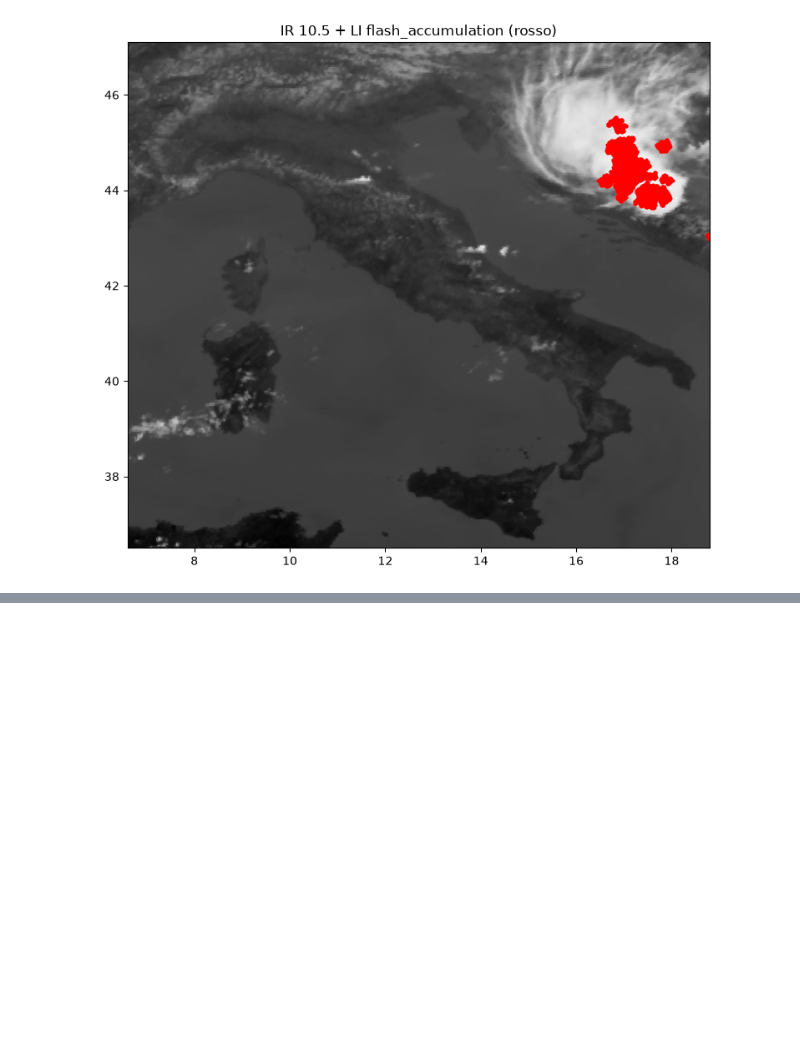
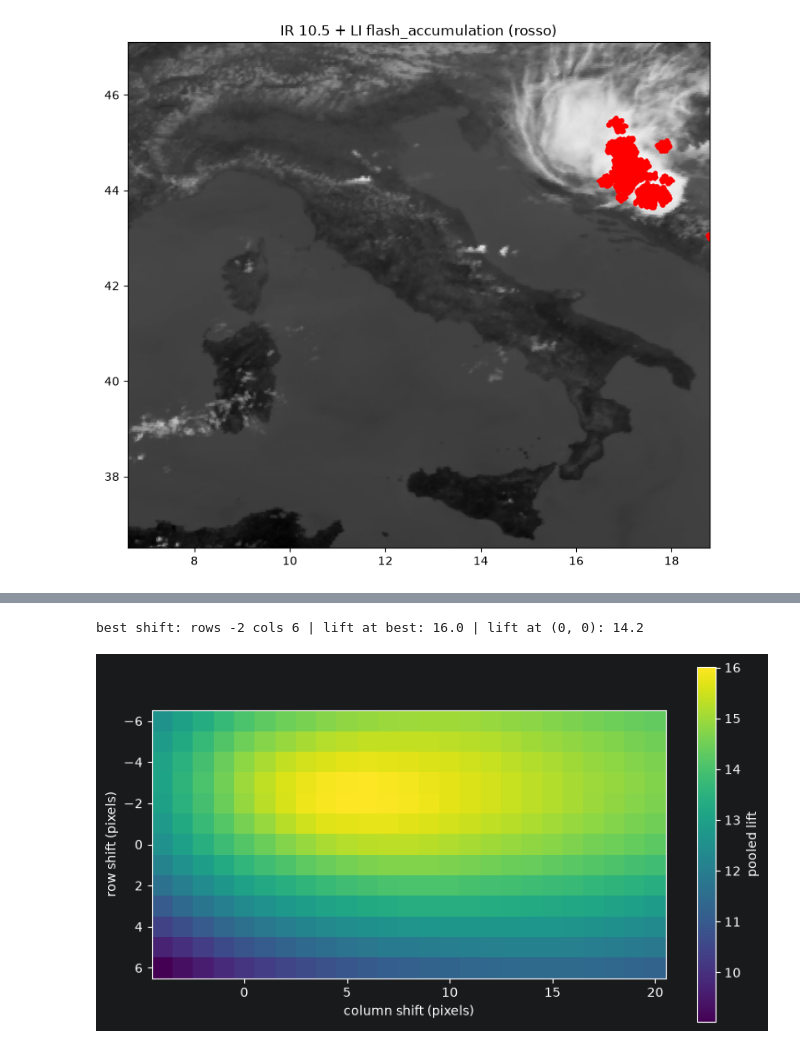
Before and after one commit to giuliabernardi1/mtg-convection-ml, a Jupyter notebook: notebooks/FCI_LI_superimposition.ipynb, the cells around one changed output, grey strips where cells are left out. Cells and saved outputs as stored; diff of their text form; code cells hidden in the pictures; blank space fills up the shorter version.

```diff
--- a/notebooks/FCI_LI_superimposition.ipynb
+++ b/notebooks/FCI_LI_superimposition.ipynb
@@ -118,0 +225,43 @@ Text(0.5, 1.0, 'IR 10.5 + LI flash_accumulation (rosso)')
+# %%
+import matplotlib.pyplot as plt
+import numpy as np
+
+MOST_ACTIVE_CYCLE_COUNT = 30
+ROW_SHIFTS = list(range(-6, 7))
+COL_SHIFTS = list(range(-4, 21))
+
+most_active_cycles = sorted(
+    active_cycles.items(), key=lambda item: item[1][1].sum(), reverse=True
+)[:MOST_ACTIVE_CYCLE_COUNT]
+
+
+def pooled_cold_cloud_lift(row_shift: int, col_shift: int) -> float:
+    """Lift computed on all selected cycles together, so quiet cycles cannot add noise."""
+    flash_on_cold = total_flash = cold_pixel_count = valid_pixel_count = 0.0
+    for _, (ir_field, flash_field) in most_active_cycles:
+        ir_view, flash_view = shifted_views(ir_field, flash_field, row_shift, col_shift)
+        is_valid = np.isfinite(ir_view)
+        is_cold = is_valid & (ir_view < COLD_THRESHOLD_K)
+        flash_on_cold += flash_view[is_cold].sum()
+        total_flash += flash_view[is_valid].sum()
+        cold_pixel_count += is_cold.sum()
+        valid_pixel_count += is_valid.sum()
+    return (flash_on_cold / total_flash) / (cold_pixel_count / valid_pixel_count)
+
+
+lift_grid = np.array([[pooled_cold_cloud_lift(r, c) for c in COL_SHIFTS] for r in ROW_SHIFTS])
+best_row_index, best_col_index = np.unravel_index(np.argmax(lift_grid), lift_grid.shape)
+print("best shift: rows", ROW_SHIFTS[best_row_index], "cols", COL_SHIFTS[best_col_index],
+      "| lift at best:", round(float(lift_grid.max()), 1),
+      "| lift at (0, 0):", round(float(lift_grid[ROW_SHIFTS.index(0), COL_SHIFTS.index(0)]), 1))
+
+plt.figure(figsize=(9, 5))
+plt.imshow(lift_grid, cmap="viridis",
+           extent=[COL_SHIFTS[0] - 0.5, COL_SHIFTS[-1] + 0.5, ROW_SHIFTS[-1] + 0.5, ROW_SHIFTS[0] - 0.5])
+plt.colorbar(label="pooled lift")
+plt.xlabel("column shift (pixels)")
+plt.ylabel("row shift (pixels)")
+plt.show()
+# %% [output]
+best shift: rows -2 cols 6 | lift at best: 16.0 | lift at (0, 0): 14.2
+[figure, added]
```
Also changed, not shown: parts of 1 cell of this notebook.
